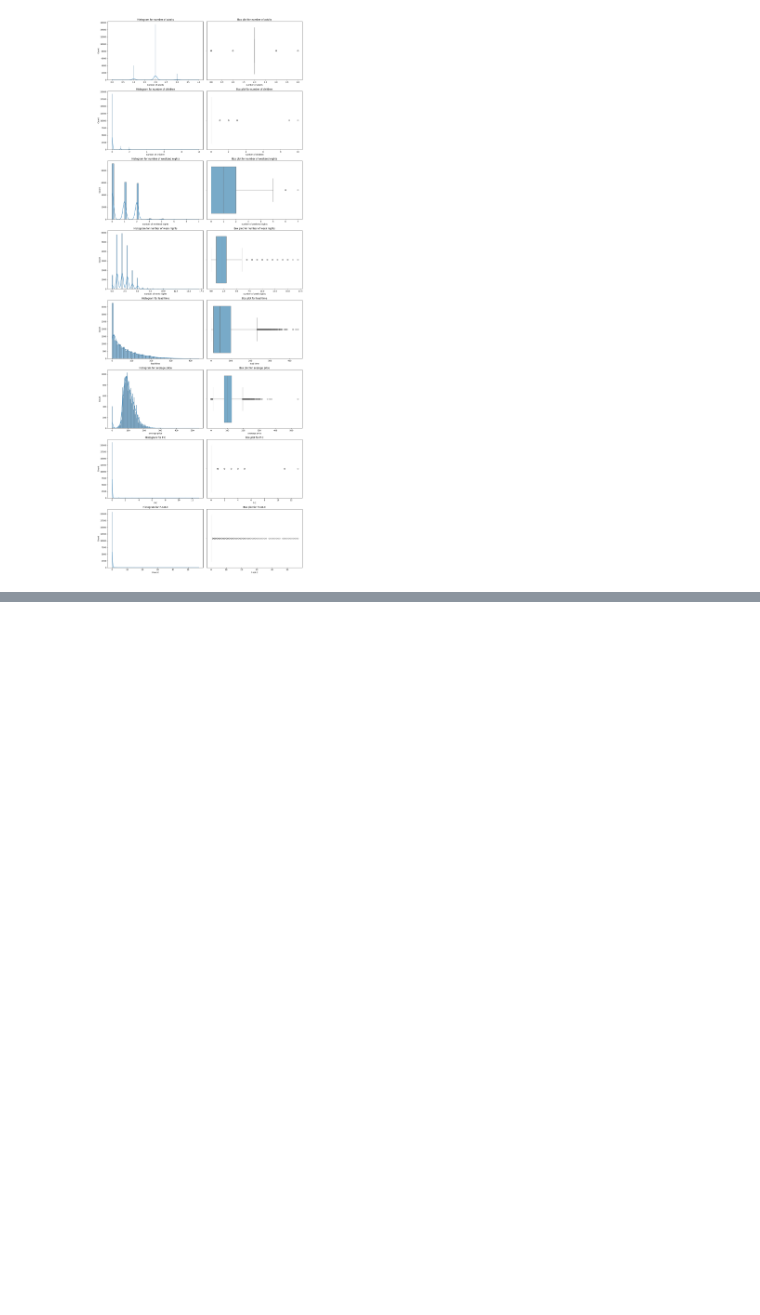
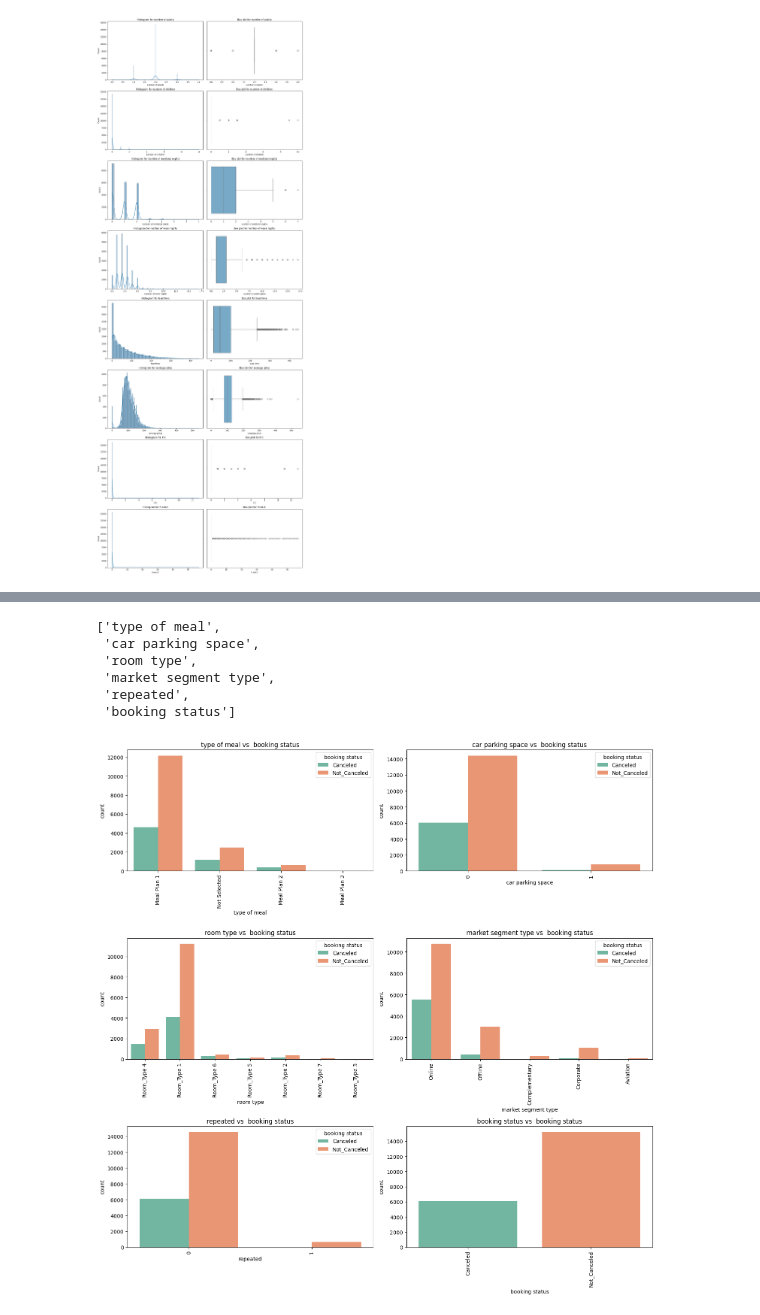
Before and after one commit to ankushsingh003/APEX-FORGE, a Jupyter notebook: notebook/notebook.ipynb, the cells around one changed output, grey strips where cells are left out. Saved outputs shown, nothing was run; the diff lists cells and outputs as text; code cells hidden in the pictures; blank space fills up the shorter version.

```diff
--- a/notebook/notebook.ipynb
+++ b/notebook/notebook.ipynb
@@ -273,0 +398,27 @@ num_plot_dist(df_copy , numerical_cols=numerical_cols)
+# %%
+def plot_bivariate_cat( df_copy , target ,  categorical_cols):
+    num_plots = len(categorical_cols)
+    num_rows = (num_plots+1)//2
+
+    fig , axes = plt.subplots( num_rows , 2 , figsize=( 15 , num_rows*5))
+    axes=axes.flatten()
+    for i , feature in enumerate( categorical_cols ):
+        sns.countplot( x = feature , hue  = target , data = df_copy , palette="Set2", ax = axes[i] )
+        axes[i].set_title(f"{feature} vs  {target}")
+        axes[i].tick_params( axis = 'x' , rotation = 90 )
+
+    plt.tight_layout()
+    plt.show()
+# %%
+categorical_cols
+# %% [output]
+['type of meal',
+ 'car parking space',
+ 'room type',
+ 'market segment type',
+ 'repeated',
+ 'booking status']
+# %%
+plot_bivariate_cat( df_copy , "booking status" , categorical_cols)
+# %% [output]
+[figure, added]
```
Also changed, not shown: parts of 83 cells of this notebook, 3 other files.
